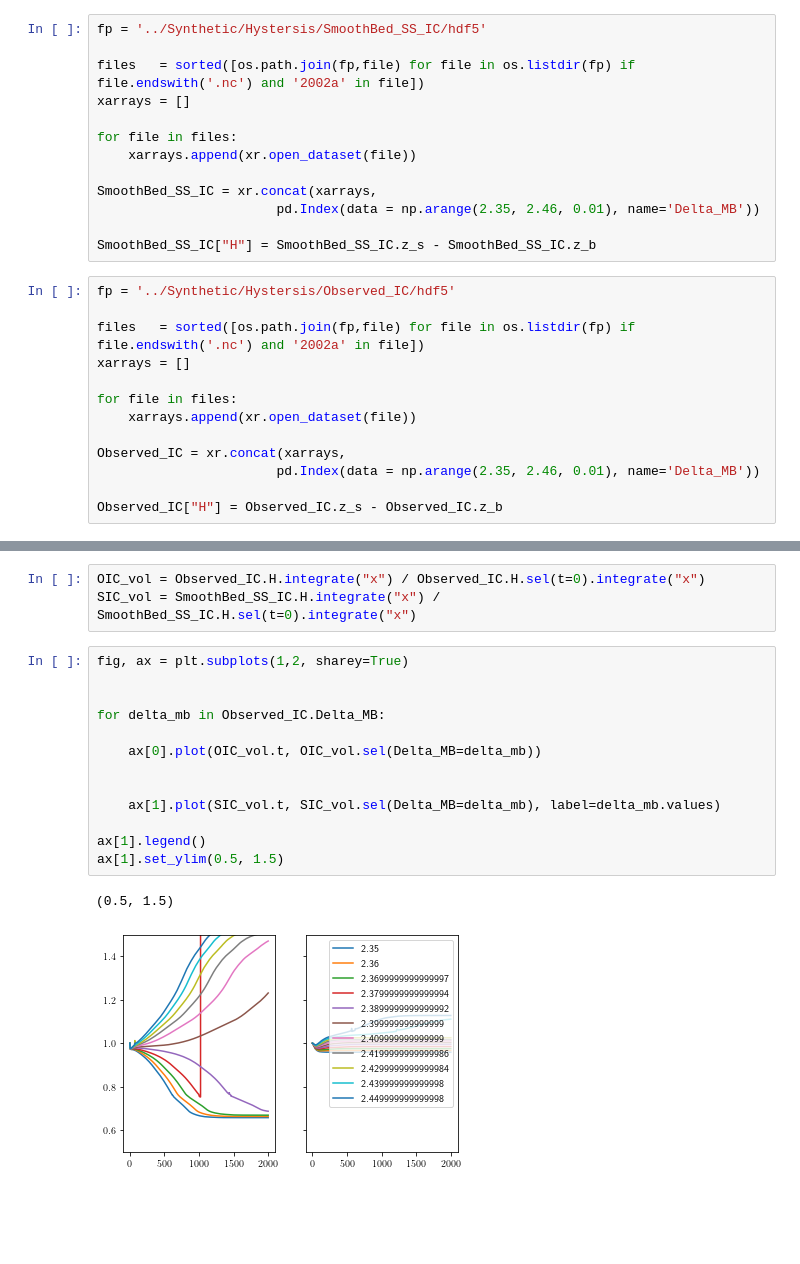
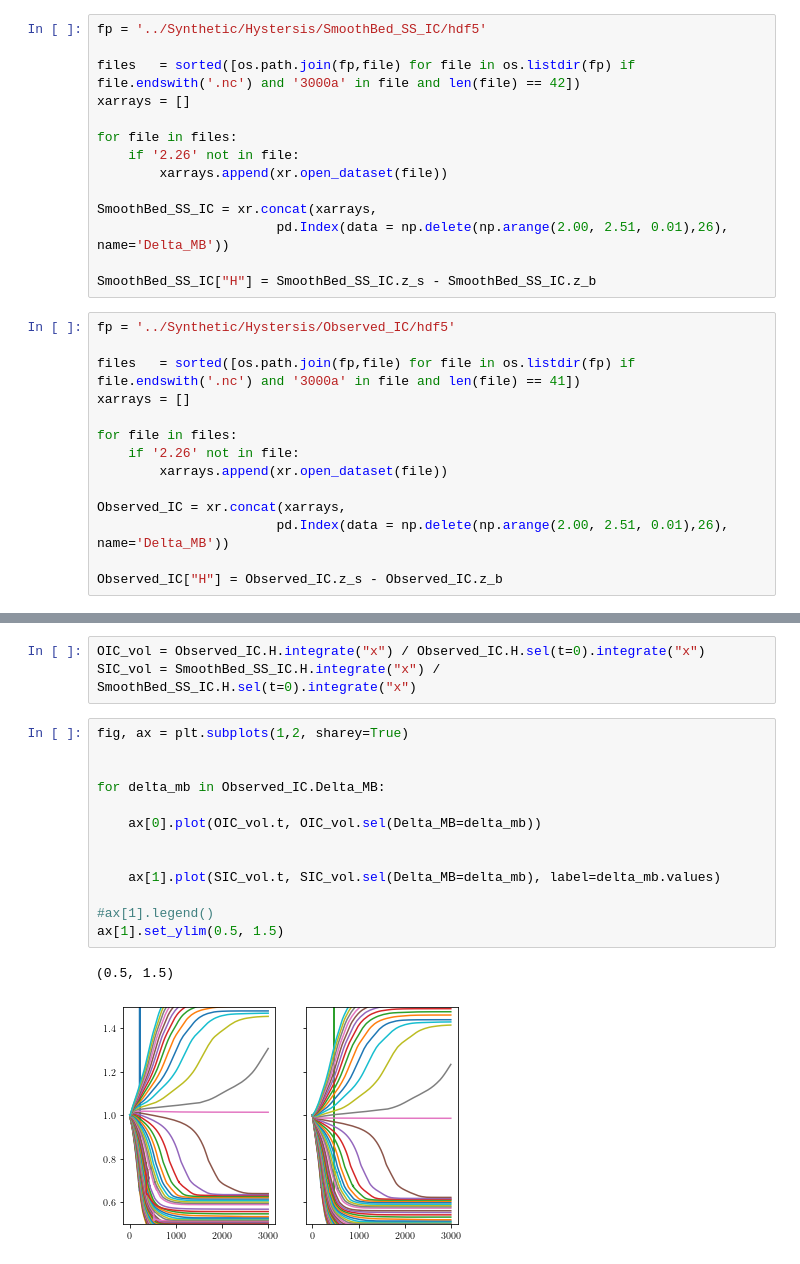
Before and after one commit to andrewdnolan/Harmonic_Beds, a Jupyter notebook: Notebooks/Hysterisis.ipynb, the cells around one changed output, grey strips where cells are left out. Cells and saved outputs as stored; diff of their text form; blank space fills up the shorter version.

```diff
--- a/Notebooks/Hysterisis.ipynb
+++ b/Notebooks/Hysterisis.ipynb
@@ -12,26 +12,28 @@ plt.rcParams['text.usetex'] = True
 # %%
 fp = '../Synthetic/Hystersis/SmoothBed_SS_IC/hdf5'
 
-files   = sorted([os.path.join(fp,file) for file in os.listdir(fp) if file.endswith('.nc') and '2002a' in file])
+files   = sorted([os.path.join(fp,file) for file in os.listdir(fp) if file.endswith('.nc') and '3000a' in file and len(file) == 42])
 xarrays = []
 
 for file in files:
-    xarrays.append(xr.open_dataset(file))
+    if '2.26' not in file:
+        xarrays.append(xr.open_dataset(file))
 
 SmoothBed_SS_IC = xr.concat(xarrays,
-                       pd.Index(data = np.arange(2.35, 2.46, 0.01), name='Delta_MB'))
+                       pd.Index(data = np.delete(np.arange(2.00, 2.51, 0.01),26),  name='Delta_MB'))
 
 SmoothBed_SS_IC["H"] = SmoothBed_SS_IC.z_s - SmoothBed_SS_IC.z_b
 # %%
 fp = '../Synthetic/Hystersis/Observed_IC/hdf5'
 
-files   = sorted([os.path.join(fp,file) for file in os.listdir(fp) if file.endswith('.nc') and '2002a' in file])
+files   = sorted([os.path.join(fp,file) for file in os.listdir(fp) if file.endswith('.nc') and '3000a' in file and len(file) == 41])
 xarrays = []
 
 for file in files:
-    xarrays.append(xr.open_dataset(file))
+    if '2.26' not in file:
+        xarrays.append(xr.open_dataset(file))
 
 Observed_IC = xr.concat(xarrays,
-                       pd.Index(data = np.arange(2.35, 2.46, 0.01), name='Delta_MB'))
+                       pd.Index(data = np.delete(np.arange(2.00, 2.51, 0.01),26), name='Delta_MB'))
 
 Observed_IC["H"] = Observed_IC.z_s - Observed_IC.z_b
@@ -60,16 +87,16 @@ SIC_vol = SmoothBed_SS_IC.H.integrate("x") / SmoothBed_SS_IC.H.sel(t=0).integrat
 # %%
 fig, ax = plt.subplots(1,2, sharey=True)
 
 
 for delta_mb in Observed_IC.Delta_MB:
 
     ax[0].plot(OIC_vol.t, OIC_vol.sel(Delta_MB=delta_mb))
 
 
     ax[1].plot(SIC_vol.t, SIC_vol.sel(Delta_MB=delta_mb), label=delta_mb.values)
 
-ax[1].legend()
+#ax[1].legend()
 ax[1].set_ylim(0.5, 1.5)
 # %% [output]
 (0.5, 1.5)
-[figure, old version]
+[figure, new version]
```
Also changed, not shown: parts of 12 cells of this notebook, 9 other files.
